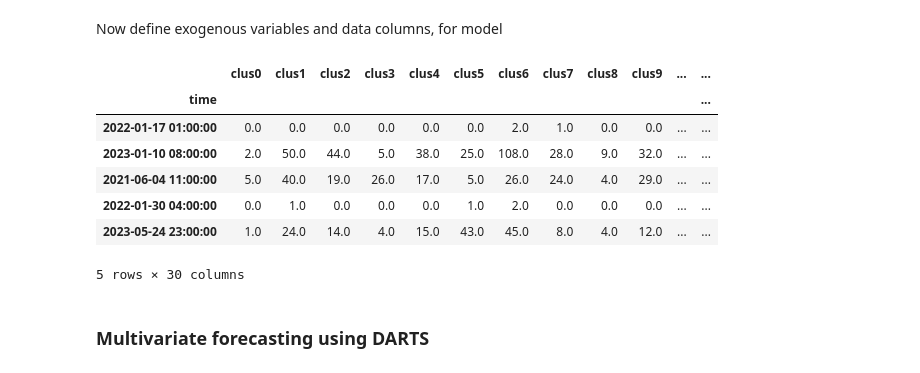
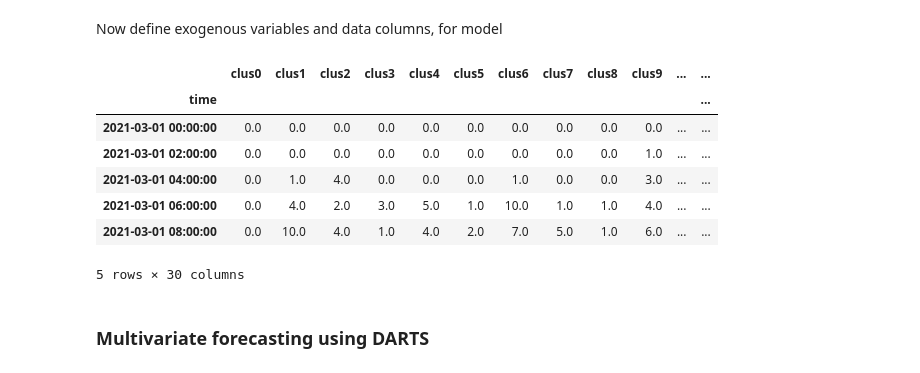
Before and after one commit to sjjerjian/bikeshare_demand, a Jupyter notebook: ts_forecast_clusters.ipynb, the cells around one changed output. Drawn from its saved outputs; the diff is of its cells as text; code cells hidden in the pictures.

```diff
--- a/ts_forecast_clusters.ipynb
+++ b/ts_forecast_clusters.ipynb
@@ -88,9 +88,9 @@ train_data = add_time_features(train_data, 'time').set_index('time')
 test_data = add_time_features(test_data, 'time').set_index('time')
 all_data = add_time_features(all_data, 'time').set_index('time')
 # %%
-train_data = train_data.join(weather_data).asfreq("H").ffill()
-test_data = test_data.join(weather_data).asfreq("H").ffill()
-all_data = all_data.join(weather_data).asfreq("H").ffill()
+train_data = train_data.join(weather_data).asfreq(rule).ffill()
+test_data = test_data.join(weather_data).asfreq(rule).ffill()
+all_data = all_data.join(weather_data).asfreq(rule).ffill()
 # %% [markdown]
 Now define exogenous variables and data columns, for model
 # %%
@@ -117,15 +117,15 @@ train_data = train_data.loc[:, clus_columns]
 test_data = test_data.loc[:, clus_columns]
 all_data = all_data.loc[:, clus_columns]
 # %%
-train_data.sample(5)
+train_data.head(5)
 # %% [output]
 |  | clus0 | clus1 | clus2 | clus3 | clus4 | clus5 | clus6 | clus7 | clus8 | clus9 | ... | ... |
 | time |  |  |  |  |  |  |  |  |  |  |  | ... |
-| 2022-01-17 01:00:00 | 0.0 | 0.0 | 0.0 | 0.0 | 0.0 | 0.0 | 2.0 | 1.0 | 0.0 | 0.0 | ... | ... |
-| 2023-01-10 08:00:00 | 2.0 | 50.0 | 44.0 | 5.0 | 38.0 | 25.0 | 108.0 | 28.0 | 9.0 | 32.0 | ... | ... |
-| 2021-06-04 11:00:00 | 5.0 | 40.0 | 19.0 | 26.0 | 17.0 | 5.0 | 26.0 | 24.0 | 4.0 | 29.0 | ... | ... |
-| 2022-01-30 04:00:00 | 0.0 | 1.0 | 0.0 | 0.0 | 0.0 | 1.0 | 2.0 | 0.0 | 0.0 | 0.0 | ... | ... |
-| 2023-05-24 23:00:00 | 1.0 | 24.0 | 14.0 | 4.0 | 15.0 | 43.0 | 45.0 | 8.0 | 4.0 | 12.0 | ... | ... |
+| 2021-03-01 00:00:00 | 0.0 | 0.0 | 0.0 | 0.0 | 0.0 | 0.0 | 0.0 | 0.0 | 0.0 | 0.0 | ... | ... |
+| 2021-03-01 02:00:00 | 0.0 | 0.0 | 0.0 | 0.0 | 0.0 | 0.0 | 0.0 | 0.0 | 0.0 | 1.0 | ... | ... |
+| 2021-03-01 04:00:00 | 0.0 | 1.0 | 4.0 | 0.0 | 0.0 | 0.0 | 1.0 | 0.0 | 0.0 | 3.0 | ... | ... |
+| 2021-03-01 06:00:00 | 0.0 | 4.0 | 2.0 | 3.0 | 5.0 | 1.0 | 10.0 | 1.0 | 1.0 | 4.0 | ... | ... |
+| 2021-03-01 08:00:00 | 0.0 | 10.0 | 4.0 | 1.0 | 4.0 | 2.0 | 7.0 | 5.0 | 1.0 | 6.0 | ... | ... |
 5 rows × 30 columns
 # %% [markdown]
 ### Multivariate forecasting using DARTS
```
Also changed, not shown: parts of 24 cells of this notebook.
